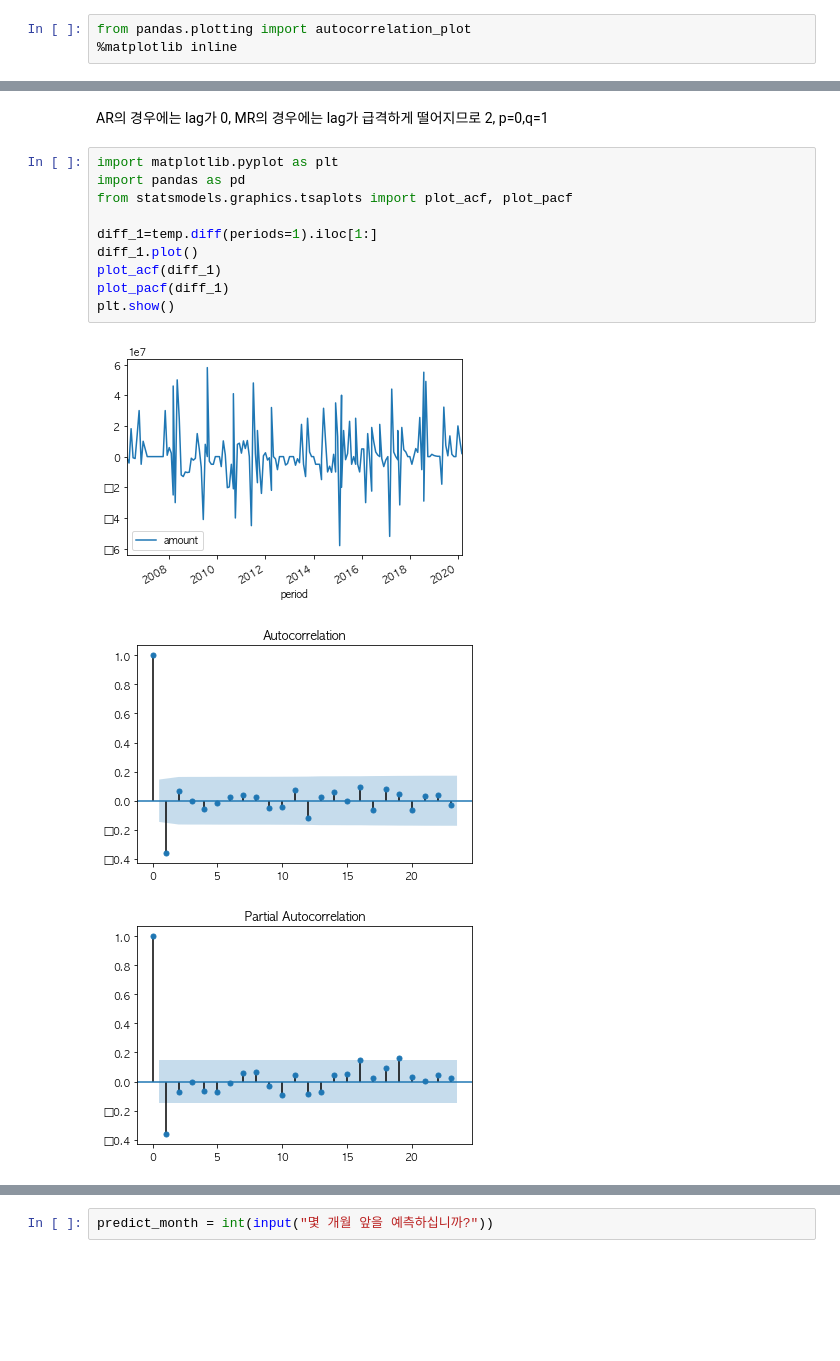
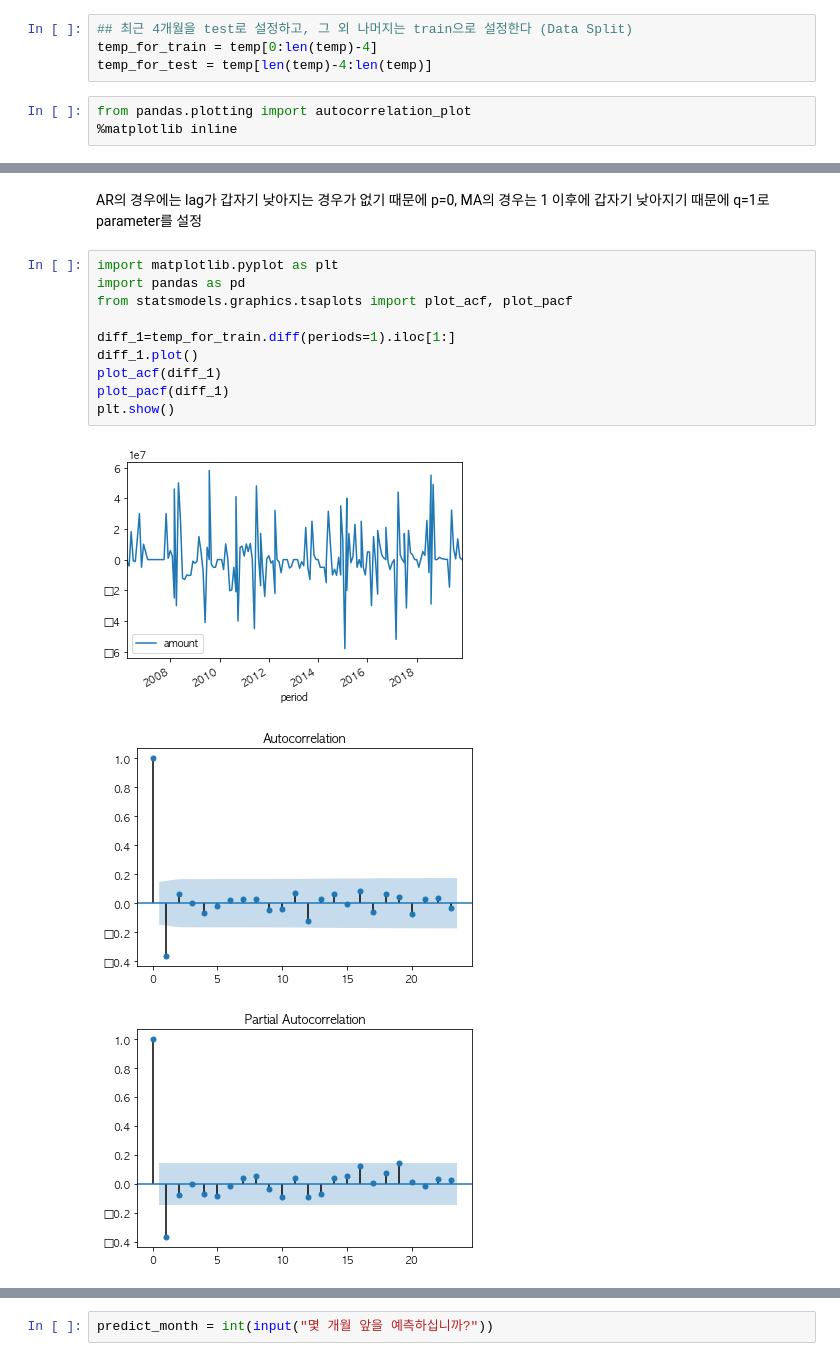
Before and after one commit to whoareyouwhoami/ProjectCasa, a Jupyter notebook: Modeling/Time_series.ipynb, the cells around one changed output, grey strips where cells are left out. Drawn from its saved outputs; the diff is of its cells as text; blank space fills up the shorter version.

```diff
--- a/Modeling/Time_series.ipynb
+++ b/Modeling/Time_series.ipynb
@@ -199,6 +204,10 @@ temp.tail(15)
 # 모델링
 # %% [markdown]
 # Arima
+# %%
+## 최근 4개월을 test로 설정하고, 그 외 나머지는 train으로 설정한다 (Data Split)
+temp_for_train = temp[0:len(temp)-4]
+temp_for_test = temp[len(temp)-4:len(temp)]
 # %%
 from pandas.plotting import autocorrelation_plot
 %matplotlib inline
@@ -213,16 +222,16 @@ plt.show()
-# %% [markdown]
-AR의 경우에는 lag가 0, MR의 경우에는 lag가 급격하게 떨어지므로 2, p=0,q=1
+# %% [markdown]
+AR의 경우에는 lag가 갑자기 낮아지는 경우가 없기 때문에 p=0, MA의 경우는 1 이후에 갑자기 낮아지기 때문에 q=1로 parameter를 설정
 # %%
 import matplotlib.pyplot as plt
 import pandas as pd
 from statsmodels.graphics.tsaplots import plot_acf, plot_pacf
 
-diff_1=temp.diff(periods=1).iloc[1:]
+diff_1=temp_for_train.diff(periods=1).iloc[1:]
 diff_1.plot()
 plot_acf(diff_1)
 plot_pacf(diff_1)
 plt.show()
 # %% [output]
-[figure, old version]
+[figure, new version]
 [figure]
 [figure]
```
Also changed, not shown: parts of 16 cells of this notebook, 2 other files.
